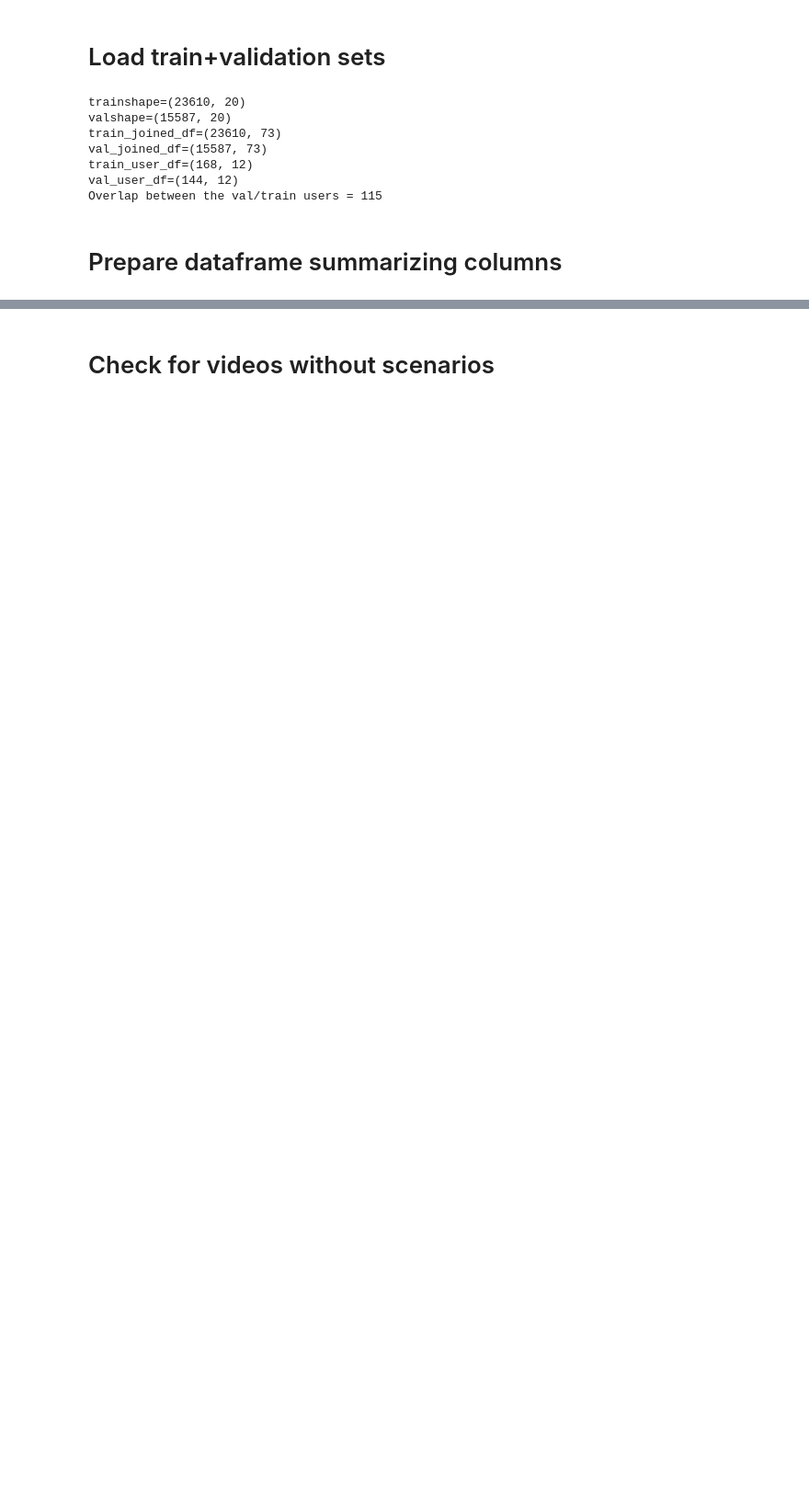
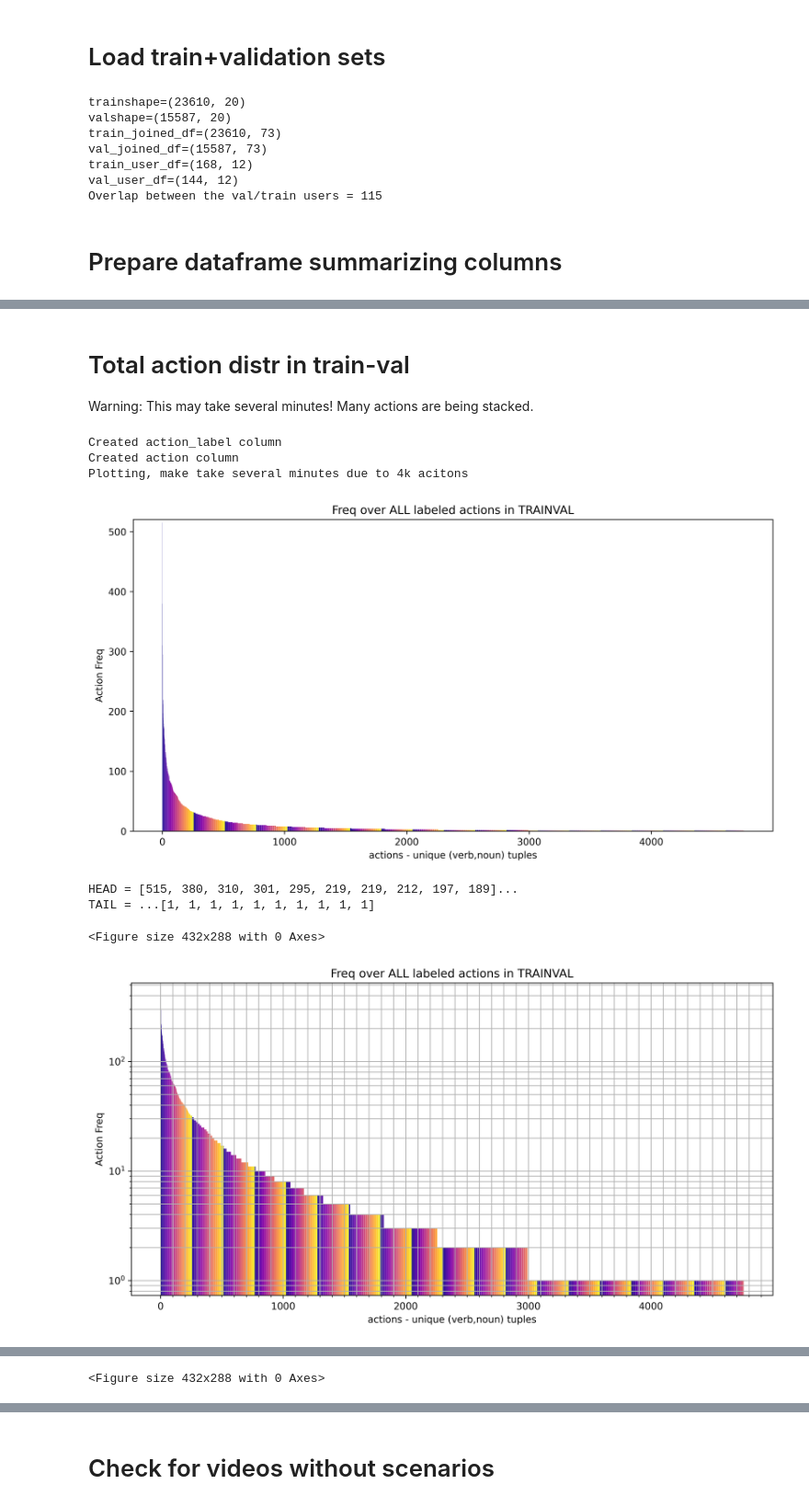
Before and after one commit to facebookresearch/EgocentricUserAdaptation, a Jupyter notebook: notebooks/ego4d_LTA_MERGED_TRAINVAL_analysis.ipynb, the cells around one changed output, grey strips where cells are left out. Shown: that part at 92% size. Saved outputs shown, nothing was run; the diff lists cells and outputs as text; code cells hidden in the pictures; blank space fills up the shorter version.

```diff
--- a/notebooks/ego4d_LTA_MERGED_TRAINVAL_analysis.ipynb
+++ b/notebooks/ego4d_LTA_MERGED_TRAINVAL_analysis.ipynb
@@ -130,0 +166,38 @@ TAIL = ...[17667, 17670, 17673, 17675, 17677, 17679, 17680, 17681, 17682, 17682]
+# %% [markdown]
+# Total action distr in train-val
+Warning: This may take several minutes! Many actions are being stacked.
+# %%
+# Total distr over actions, use annotations DF
+trainval_clips_df = pd.concat([train_clips_df, val_clips_df], ignore_index=True, sort=False)
+fn.create_action_labels_from_verbnoun(trainval_clips_df) # Create action labels by merging verbnouns
+
+# Count action totals
+total_action_id_counts = Counter(trainval_clips_df['action_label'].tolist())
+total_action_id_counts_s = sorted([(value,key) for key,value in total_action_id_counts.items()],reverse=True)
+total_action_name_counts = Counter(trainval_clips_df['action'].tolist())
+total_action_name_counts_s = sorted([(value,key) for key,value in total_action_name_counts.items()],reverse=True)
+total_action_name_counts_s
+
+x_labels_total = [x[1] for x in total_action_name_counts_s]
+y_axis = [x[0] for x in total_action_id_counts_s]
+x_axis = [idx for idx in range(len(total_action_id_counts_s))]
+
+print(f"Plotting, make take several minutes due to 4k acitons")
+fn.plot_barchart(x_axis, y_axis, title='Freq over ALL labeled actions in TRAINVAL',ylabel='Action Freq',xlabel="actions - unique (verb,noun) tuples",x_labels=None,bar_align='center')
+
+
+fn.plot_barchart(x_axis, y_axis, x_minor_ticks=np.arange(0,5000,100),
+                 title='Freq over ALL labeled actions in TRAINVAL',ylabel='Action Freq',xlabel="actions - unique (verb,noun) tuples",x_labels=None,bar_align='center',log=True,grid=True)
+
+print(f"HEAD ACTIONS:")
+from pprint import pprint
+pprint(x_labels_total[:20])
+# %% [output]
+Created action_label column
+Created action column
+Plotting, make take several minutes due to 4k acitons
+[figure, added]
+HEAD = [515, 380, 310, 301, 295, 219, 219, 212, 197, 189]...
+TAIL = ...[1, 1, 1, 1, 1, 1, 1, 1, 1, 1]
+<Figure size 432x288 with 0 Axes>
+[figure, added]
@@ -130,0 +221 @@ TAIL = ...[17667, 17670, 17673, 17675, 17677, 17679, 17680, 17681, 17682, 17682]
+<Figure size 432x288 with 0 Axes>
```
Also changed, not shown: parts of 16 cells of this notebook, 1 other file.
